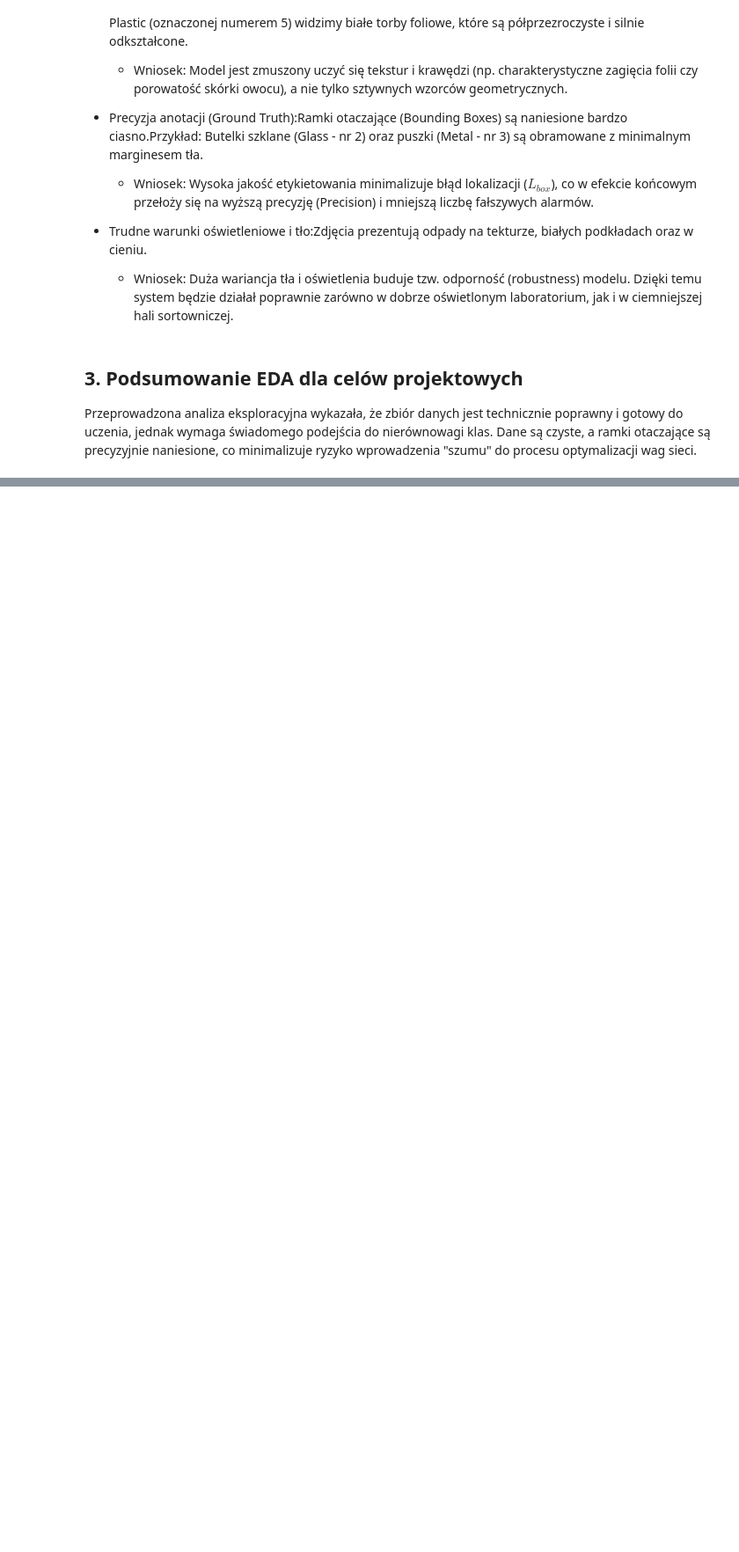
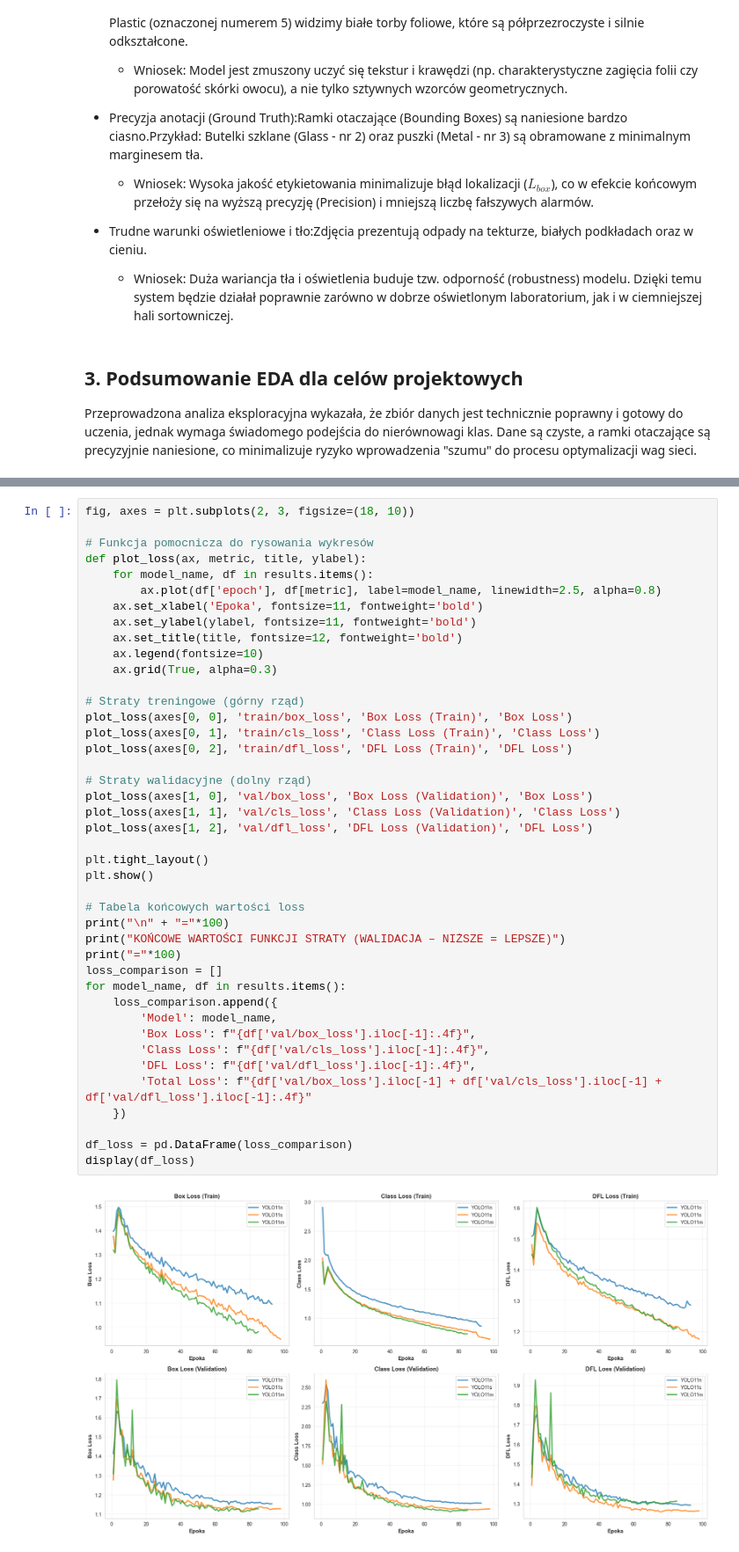
Before and after one commit to damhero/GarbageClassification, a Jupyter notebook: trening_raport_koncowy.ipynb, the cells around one changed output, grey strips where cells are left out. Shown at 88% size. Drawn from its saved outputs; the diff is of its cells as text; blank space fills up the shorter version.

Commit message:
add report from training phase

```diff
--- a/trening_raport_koncowy.ipynb
+++ b/trening_raport_koncowy.ipynb
@@ -139,0 +696,44 @@ Przeprowadzona analiza eksploracyjna wykazała, że zbiór danych jest techniczn
+# %%
+fig, axes = plt.subplots(2, 3, figsize=(18, 10))
+
+# Funkcja pomocnicza do rysowania wykresów
+def plot_loss(ax, metric, title, ylabel):
+    for model_name, df in results.items():
+        ax.plot(df['epoch'], df[metric], label=model_name, linewidth=2.5, alpha=0.8)
+    ax.set_xlabel('Epoka', fontsize=11, fontweight='bold')
+    ax.set_ylabel(ylabel, fontsize=11, fontweight='bold')
+    ax.set_title(title, fontsize=12, fontweight='bold')
+    ax.legend(fontsize=10)
+    ax.grid(True, alpha=0.3)
+
+# Straty treningowe (górny rząd)
+plot_loss(axes[0, 0], 'train/box_loss', 'Box Loss (Train)', 'Box Loss')
+plot_loss(axes[0, 1], 'train/cls_loss', 'Class Loss (Train)', 'Class Loss')
+plot_loss(axes[0, 2], 'train/dfl_loss', 'DFL Loss (Train)', 'DFL Loss')
+
+# Straty walidacyjne (dolny rząd)
+plot_loss(axes[1, 0], 'val/box_loss', 'Box Loss (Validation)', 'Box Loss')
+plot_loss(axes[1, 1], 'val/cls_loss', 'Class Loss (Validation)', 'Class Loss')
+plot_loss(axes[1, 2], 'val/dfl_loss', 'DFL Loss (Validation)', 'DFL Loss')
+
+plt.tight_layout()
+plt.show()
+
+# Tabela końcowych wartości loss
+print("\n" + "="*100)
+print("KOŃCOWE WARTOŚCI FUNKCJI STRATY (WALIDACJA – NIŻSZE = LEPSZE)")
+print("="*100)
+loss_comparison = []
+for model_name, df in results.items():
+    loss_comparison.append({
+        'Model': model_name,
+        'Box Loss': f"{df['val/box_loss'].iloc[-1]:.4f}",
+        'Class Loss': f"{df['val/cls_loss'].iloc[-1]:.4f}",
+        'DFL Loss': f"{df['val/dfl_loss'].iloc[-1]:.4f}",
+        'Total Loss': f"{df['val/box_loss'].iloc[-1] + df['val/cls_loss'].iloc[-1] + df['val/dfl_loss'].iloc[-1]:.4f}"
+    })
+
+df_loss = pd.DataFrame(loss_comparison)
+display(df_loss)
+# %% [output]
+[figure, added]
```
Also changed, not shown: parts of 30 cells of this notebook, 42 other files.
